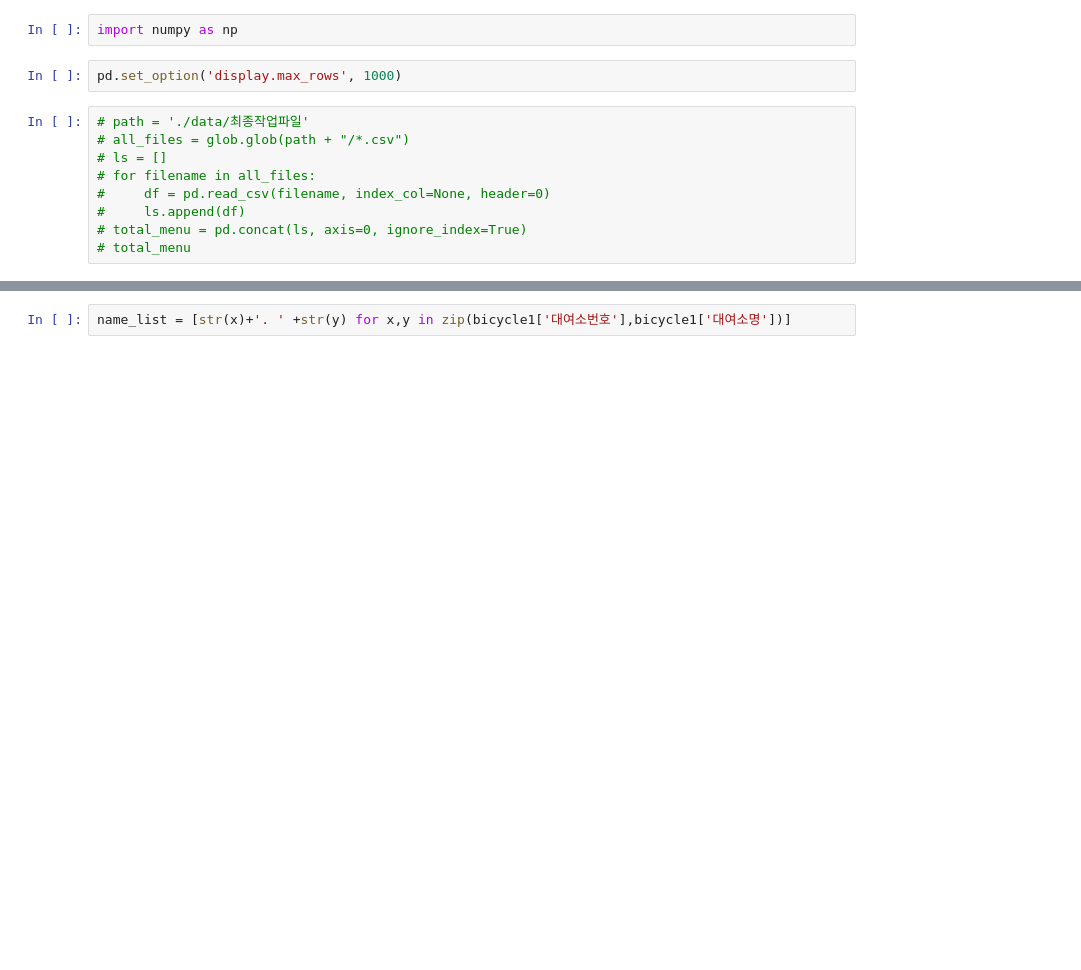
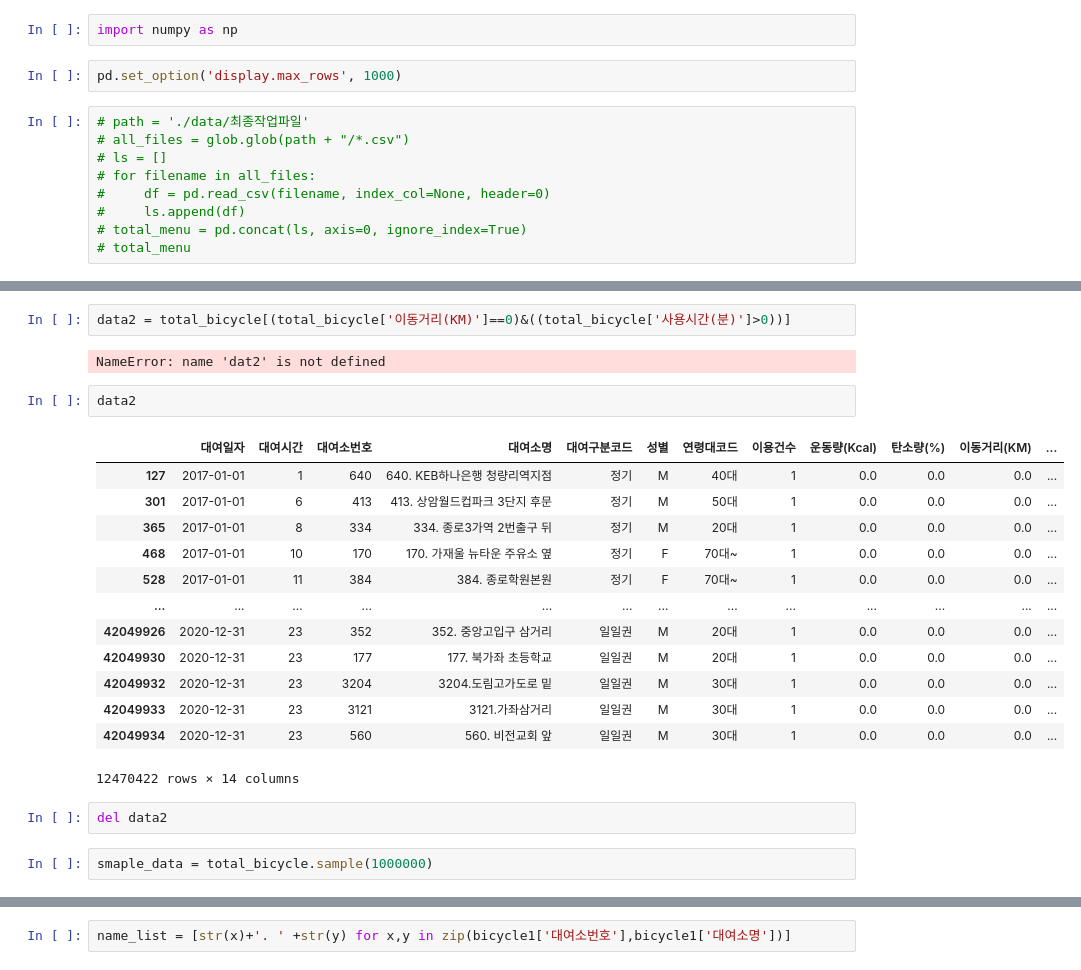
Before and after one commit to JinSuJinSu/jupyter-notebook, a Jupyter notebook: bicycle-project.ipynb, the cells around one changed output, grey strips where cells are left out. Cells and saved outputs as stored; diff of their text form; blank space fills up the shorter version.

```diff
--- a/bicycle-project.ipynb
+++ b/bicycle-project.ipynb
@@ -32,0 +92,24 @@ total_bicycle
+# %%
+data2 = total_bicycle[(total_bicycle['이동거리(KM)']==0)&((total_bicycle['사용시간(분)']>0))]
+# %% [output]
+NameError: name 'dat2' is not defined
+# %%
+data2
+# %% [output]
+|  | 대여일자 | 대여시간 | 대여소번호 | 대여소명 | 대여구분코드 | 성별 | 연령대코드 | 이용건수 | 운동량(Kcal) | 탄소량(%) | 이동거리(KM) | ... |
+| 127 | 2017-01-01 | 1 | 640 | 640. KEB하나은행 청량리역지점 | 정기 | M | 40대 | 1 | 0.0 | 0.0 | 0.0 | ... |
+| 301 | 2017-01-01 | 6 | 413 | 413. 상암월드컵파크 3단지 후문 | 정기 | M | 50대 | 1 | 0.0 | 0.0 | 0.0 | ... |
+| 365 | 2017-01-01 | 8 | 334 | 334. 종로3가역 2번출구 뒤 | 정기 | M | 20대 | 1 | 0.0 | 0.0 | 0.0 | ... |
+| 468 | 2017-01-01 | 10 | 170 | 170. 가재울 뉴타운 주유소 옆 | 정기 | F | 70대~ | 1 | 0.0 | 0.0 | 0.0 | ... |
+| 528 | 2017-01-01 | 11 | 384 | 384. 종로학원본원 | 정기 | F | 70대~ | 1 | 0.0 | 0.0 | 0.0 | ... |
+| ... | ... | ... | ... | ... | ... | ... | ... | ... | ... | ... | ... | ... |
+| 42049926 | 2020-12-31 | 23 | 352 | 352. 중앙고입구 삼거리 | 일일권 | M | 20대 | 1 | 0.0 | 0.0 | 0.0 | ... |
+| 42049930 | 2020-12-31 | 23 | 177 | 177. 북가좌 초등학교 | 일일권 | M | 20대 | 1 | 0.0 | 0.0 | 0.0 | ... |
+| 42049932 | 2020-12-31 | 23 | 3204 | 3204.도림고가도로 밑 | 일일권 | M | 30대 | 1 | 0.0 | 0.0 | 0.0 | ... |
+| 42049933 | 2020-12-31 | 23 | 3121 | 3121.가좌삼거리 | 일일권 | M | 30대 | 1 | 0.0 | 0.0 | 0.0 | ... |
+| 42049934 | 2020-12-31 | 23 | 560 | 560. 비전교회 앞 | 일일권 | M | 30대 | 1 | 0.0 | 0.0 | 0.0 | ... |
+12470422 rows × 14 columns
+# %%
+del data2
+# %%
+smaple_data = total_bicycle.sample(1000000)
```
Also changed, not shown: parts of 29 cells of this notebook, 1 other file.
